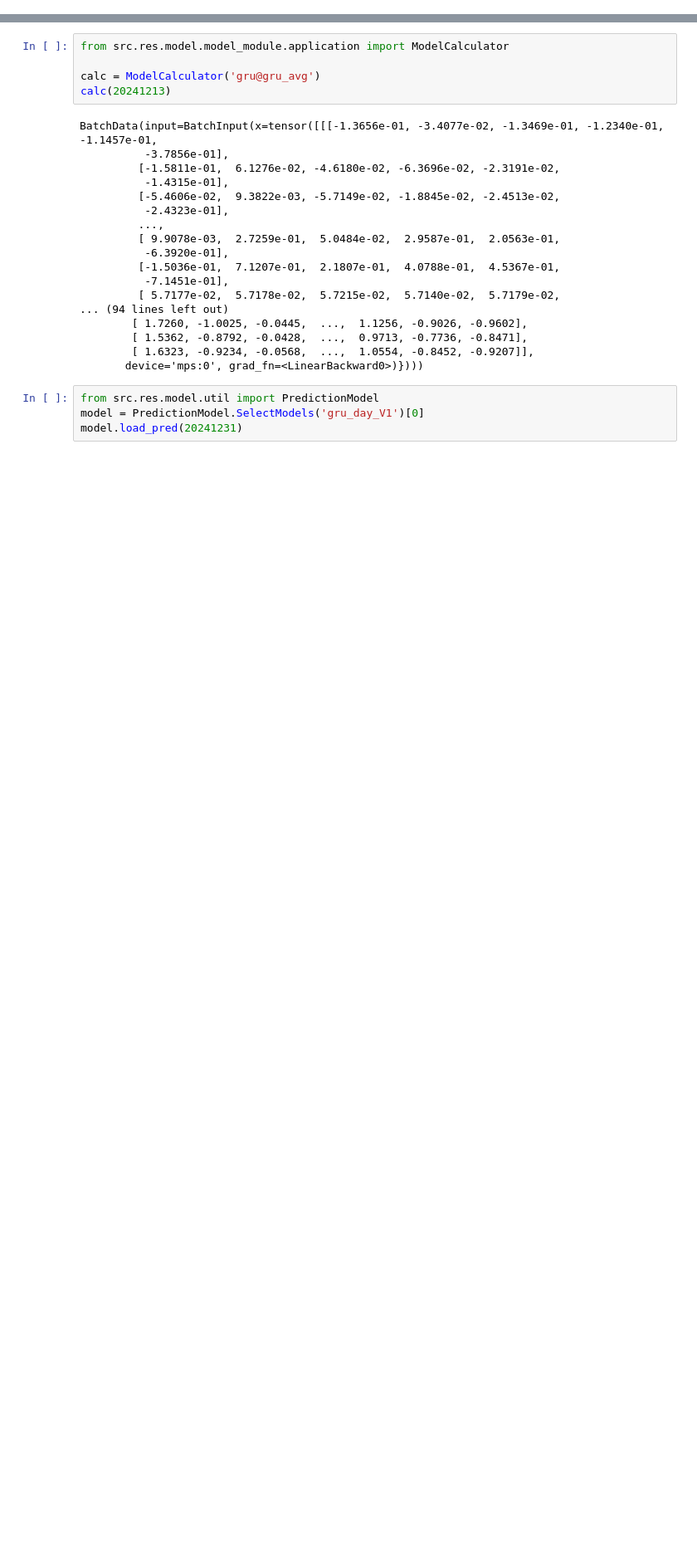
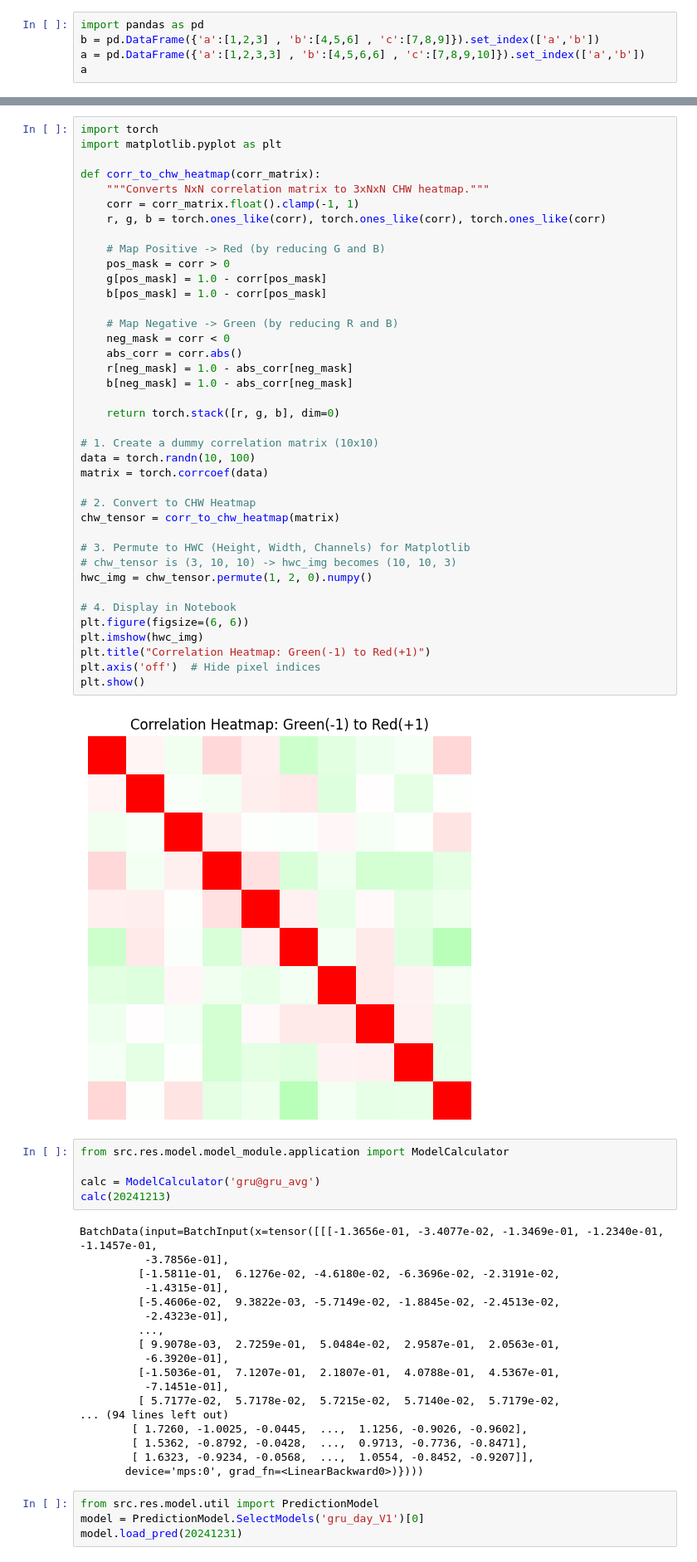
Before and after one commit to mengkjin/learndl, a Jupyter notebook: main.ipynb, the cells around one changed output, grey strips where cells are left out. Shown at 83% size. Cells and saved outputs as stored; diff of their text form; blank space fills up the shorter version.

```diff
--- a/main.ipynb
+++ b/main.ipynb
@@ -0,0 +80,5 @@
+# %%
+import pandas as pd
+b = pd.DataFrame({'a':[1,2,3] , 'b':[4,5,6] , 'c':[7,8,9]}).set_index(['a','b'])
+a = pd.DataFrame({'a':[1,2,3,3] , 'b':[4,5,6,6] , 'c':[7,8,9,10]}).set_index(['a','b'])
+a
@@ -1,3 +164,44 @@
+# %%
+import torch
+import matplotlib.pyplot as plt
+
+def corr_to_chw_heatmap(corr_matrix):
+    """Converts NxN correlation matrix to 3xNxN CHW heatmap."""
+    corr = corr_matrix.float().clamp(-1, 1)
+    r, g, b = torch.ones_like(corr), torch.ones_like(corr), torch.ones_like(corr)
+
+    # Map Positive -> Red (by reducing G and B)
+    pos_mask = corr > 0
+    g[pos_mask] = 1.0 - corr[pos_mask]
+    b[pos_mask] = 1.0 - corr[pos_mask]
+
+    # Map Negative -> Green (by reducing R and B)
+    neg_mask = corr < 0
+    abs_corr = corr.abs()
+    r[neg_mask] = 1.0 - abs_corr[neg_mask]
+    b[neg_mask] = 1.0 - abs_corr[neg_mask]
+
+    return torch.stack([r, g, b], dim=0)
+
+# 1. Create a dummy correlation matrix (10x10)
+data = torch.randn(10, 100)
+matrix = torch.corrcoef(data)
+
+# 2. Convert to CHW Heatmap
+chw_tensor = corr_to_chw_heatmap(matrix)
+
+# 3. Permute to HWC (Height, Width, Channels) for Matplotlib
+# chw_tensor is (3, 10, 10) -> hwc_img becomes (10, 10, 3)
+hwc_img = chw_tensor.permute(1, 2, 0).numpy()
+
+# 4. Display in Notebook
+plt.figure(figsize=(6, 6))
+plt.imshow(hwc_img)
+plt.title("Correlation Heatmap: Green(-1) to Red(+1)")
+plt.axis('off')  # Hide pixel indices
+plt.show()
+# %% [output]
+[figure, added]
 # %%
 from src.res.model.model_module.application import ModelCalculator
 
```
Also changed, not shown: parts of 8 cells of this notebook, 36 other files.
